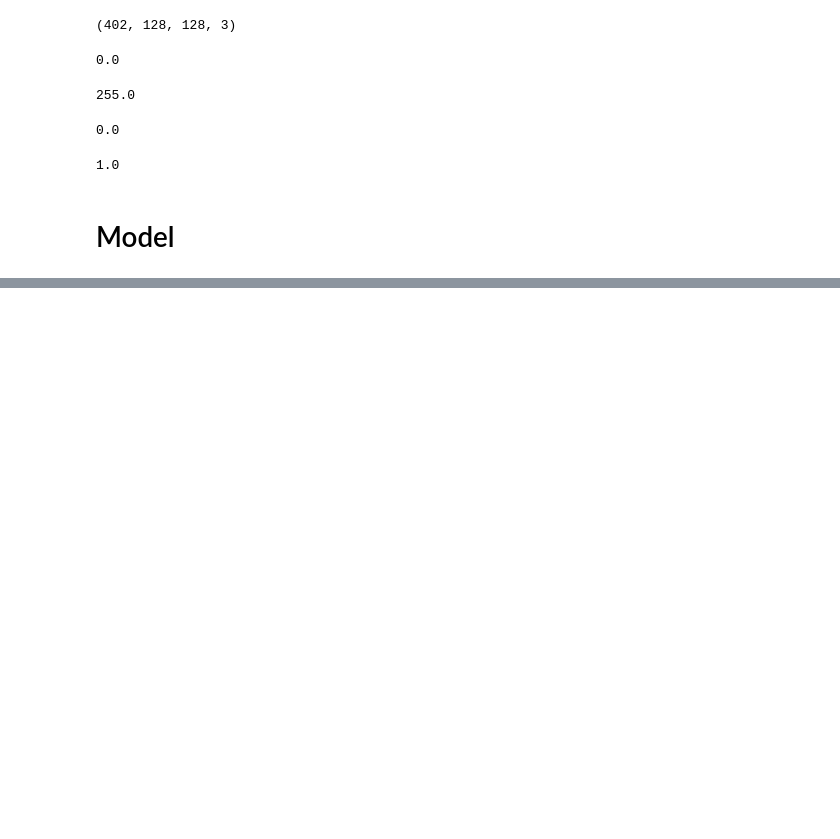
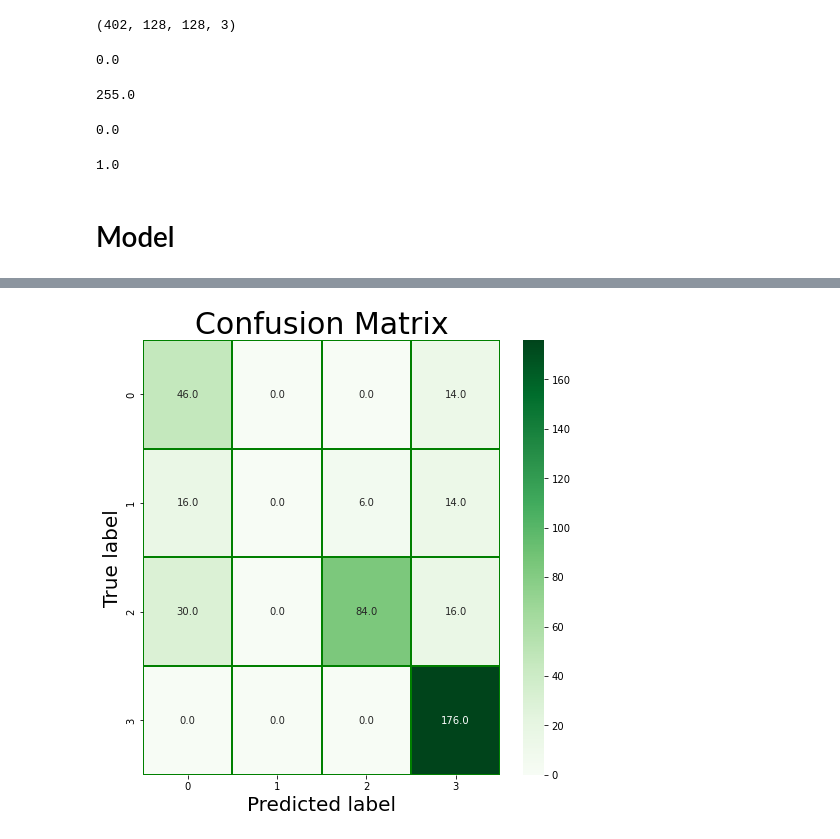
Before and after one commit to kcristinaa/Neural-Networks-TrafficSigns, a Jupyter notebook: TrafficSignsCNN.ipynb, the cells around one changed output, grey strips where cells are left out. Cells and saved outputs as stored; diff of their text form; code cells hidden in the pictures; blank space fills up the shorter version.

```diff
--- a/TrafficSignsCNN.ipynb
+++ b/TrafficSignsCNN.ipynb
@@ -204,0 +209,24 @@ The accuracy of the model is:
+# %%
+from sklearn.metrics import confusion_matrix
+import pandas as pd
+
+# evaluate on test set
+Y_pred = model.predict(x_test)
+Y_pred_classes = np.argmax(Y_pred,axis = 1)
+Y_true = y_test
+confusion_mtx = confusion_matrix(Y_true,Y_pred_classes)
+
+# plot heatmap to illustrate confusion matrix
+figure,axs = plt.subplots(figsize=(8,8))
+sns.heatmap(confusion_mtx,annot=True,fmt='.1f',cmap='Greens',linewidths=0.01,linecolor='green',ax=axs)
+plt.title('Confusion Matrix', size=30)
+plt.xlabel('Predicted label', size=20)
+plt.ylabel('True label', size=20)
+plt.savefig("visualizations/cm.png",bbox_inches='tight')
+plt.show()
+print('lowest training loss: {} \nlowest validation loss: {}'.format(min(historyDF[:]['loss']),min(historyDF[:]['val_loss'])))
+results_train = model.evaluate(x_train,y_train)
+results_val = model.evaluate(x_test,y_test)
+print('train accuracy : {}'.format(results_train[1]))
+print('validation accuracy : {}'.format(results_val[1]))
+# %% [output]
@@ -204,0 +234 @@ The accuracy of the model is:
+[figure, added]
```
Also changed, not shown: parts of 8 cells of this notebook, 3 other files.
